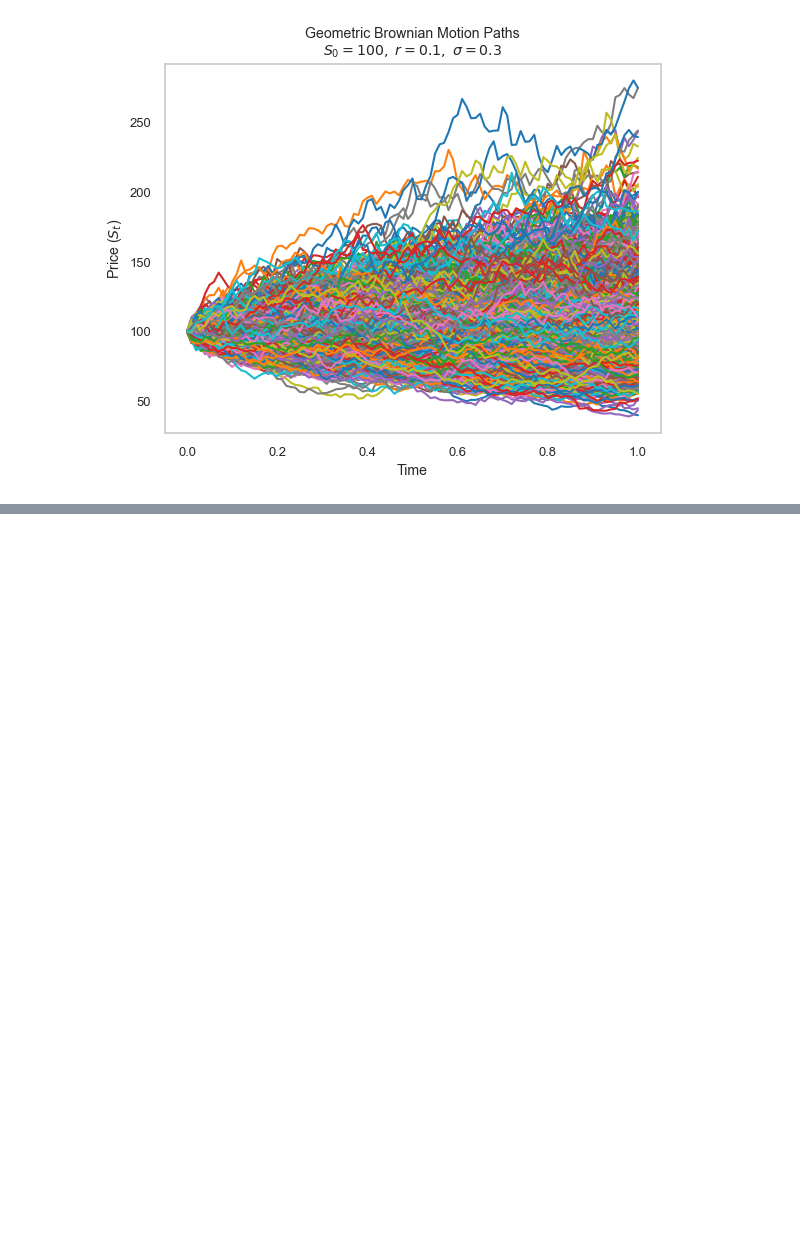
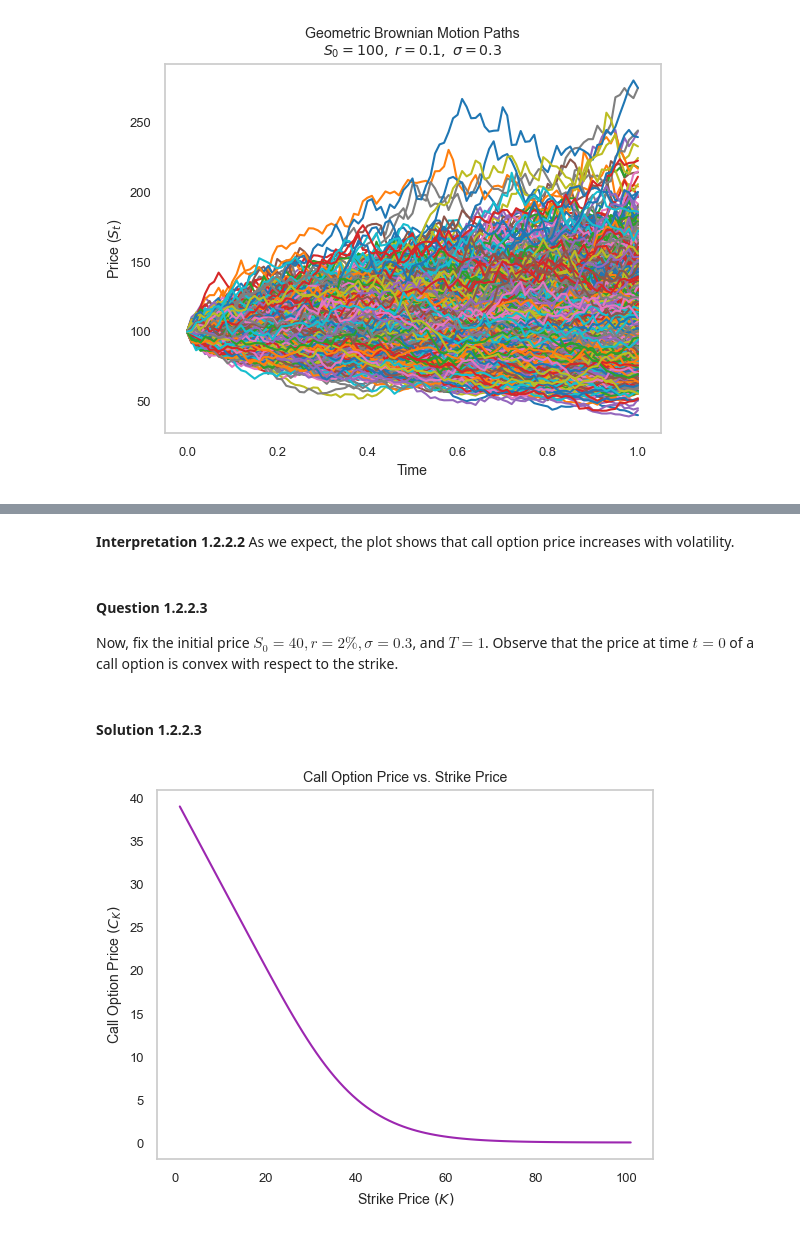
Before and after one commit to sigSquared2/IEOR222, a Jupyter notebook: INDENG222_Project.ipynb, the cells around one changed output, grey strips where cells are left out. Drawn from its saved outputs; the diff is of its cells as text; code cells hidden in the pictures; blank space fills up the shorter version.

```diff
--- a/INDENG222_Project.ipynb
+++ b/INDENG222_Project.ipynb
@@ -293,0 +464,26 @@ plt.show()
+# %% [markdown]
+**Interpretation 1.2.2.2**
+As we expect, the plot shows that call option price increases with volatility.
+# %% [markdown]
+#### Question 1.2.2.3
+Now, fix the initial price $S_0 = 40, r = 2\%, \sigma = 0.3$, and $T=1$. Observe that the price at time $t=0$ of a call option is convex with respect to the strike.
+# %% [markdown]
+#### Solution 1.2.2.3
+# %%
+# Define a range for strike prices between 1 & 100
+strike_range = np.linspace(1, 101, 100)
+price_call = []
+
+# Compute the BS call prices for each strike
+for strike in strike_range:
+    price = blackScholes(T=1, S0=40, K=strike, r=0.02, sigma=0.3)
+    price_call.append(price)
+
+# Plot the results
+plt.plot(strike_range, price_call, color='#9c27b0')
+plt.xlabel('Strike Price $(K)$')
+plt.ylabel('Call Option Price $(C_K)$')
+plt.title('Call Option Price vs. Strike Price')
+plt.show()
+# %% [output]
+[figure, added]
```
Also changed, not shown: parts of 132 cells of this notebook.
